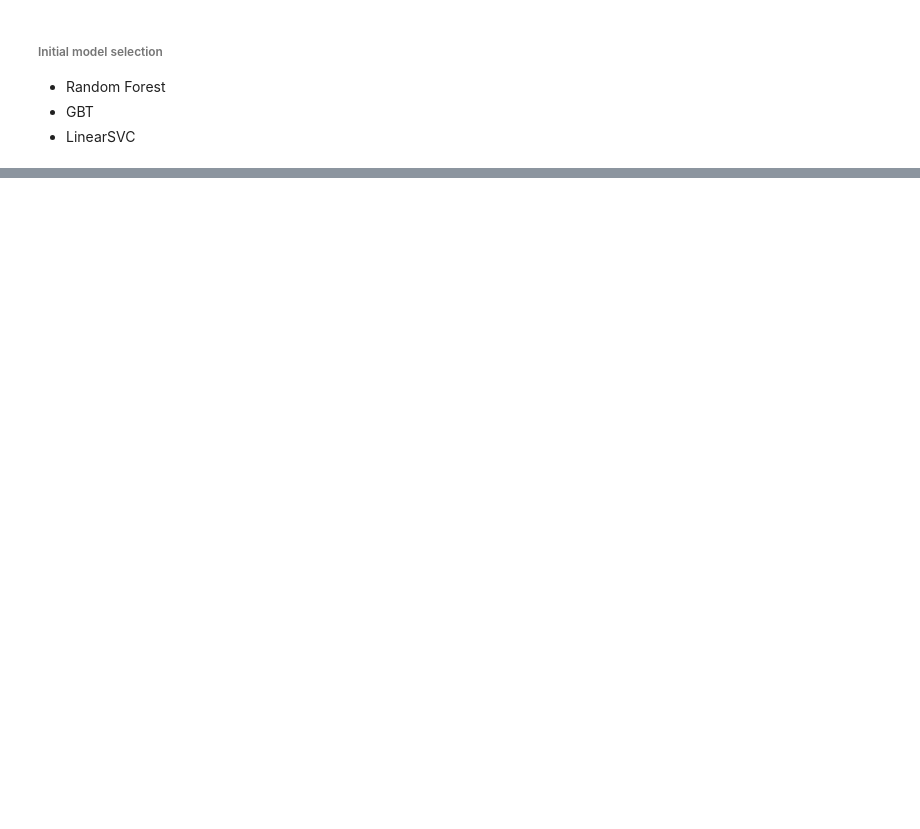
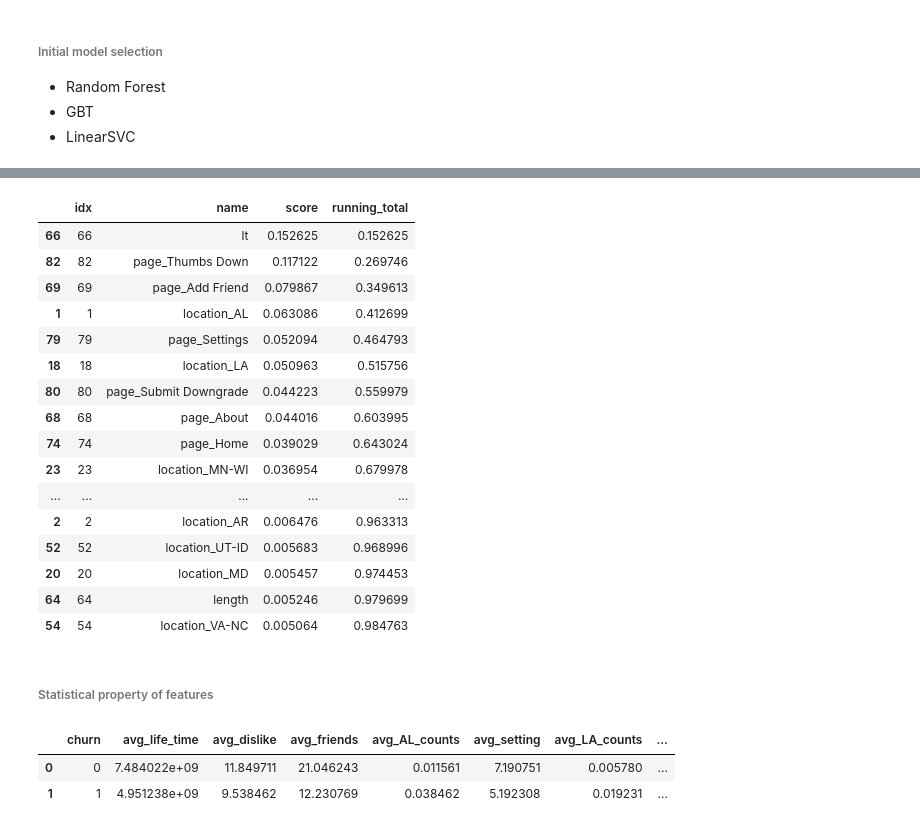
Before and after one commit to victorlifan/Sparkify--Pyspark-Big-Data-Project, a Jupyter notebook: Sparkify.ipynb, the cells around one changed output, grey strips where cells are left out. Cells and saved outputs as stored; diff of their text form; code cells hidden in the pictures; blank space fills up the shorter version.

```diff
--- a/Sparkify.ipynb
+++ b/Sparkify.ipynb
@@ -914,0 +995,22 @@ Clean up your code, adding comments and renaming variables to make the code easi
+# %%
+fp[:30]
+# %% [output]
+|  | idx | name | score | running_total |
+| 66 | 66 | lt | 0.152625 | 0.152625 |
+| 82 | 82 | page_Thumbs Down | 0.117122 | 0.269746 |
+| 69 | 69 | page_Add Friend | 0.079867 | 0.349613 |
+| 1 | 1 | location_AL | 0.063086 | 0.412699 |
+| 79 | 79 | page_Settings | 0.052094 | 0.464793 |
+| 18 | 18 | location_LA | 0.050963 | 0.515756 |
+| 80 | 80 | page_Submit Downgrade | 0.044223 | 0.559979 |
+| 68 | 68 | page_About | 0.044016 | 0.603995 |
+| 74 | 74 | page_Home | 0.039029 | 0.643024 |
+| 23 | 23 | location_MN-WI | 0.036954 | 0.679978 |
+| ... | ... | ... | ... | ... |
+| 2 | 2 | location_AR | 0.006476 | 0.963313 |
+| 52 | 52 | location_UT-ID | 0.005683 | 0.968996 |
+| 20 | 20 | location_MD | 0.005457 | 0.974453 |
+| 64 | 64 | length | 0.005246 | 0.979699 |
+| 54 | 54 | location_VA-NC | 0.005064 | 0.984763 |
+# %% [markdown]
+###### Statistical property of features
@@ -914,0 +1026,6 @@ Clean up your code, adding comments and renaming variables to make the code easi
+# %%
+featuresum
+# %% [output]
+|  | churn | avg_life_time | avg_dislike | avg_friends | avg_AL_counts | avg_setting | avg_LA_counts | ... |
+| 0 | 0 | 7.484022e+09 | 11.849711 | 21.046243 | 0.011561 | 7.190751 | 0.005780 | ... |
+| 1 | 1 | 4.951238e+09 | 9.538462 | 12.230769 | 0.038462 | 5.192308 | 0.019231 | ... |
```
Also changed, not shown: parts of 25 cells of this notebook.
